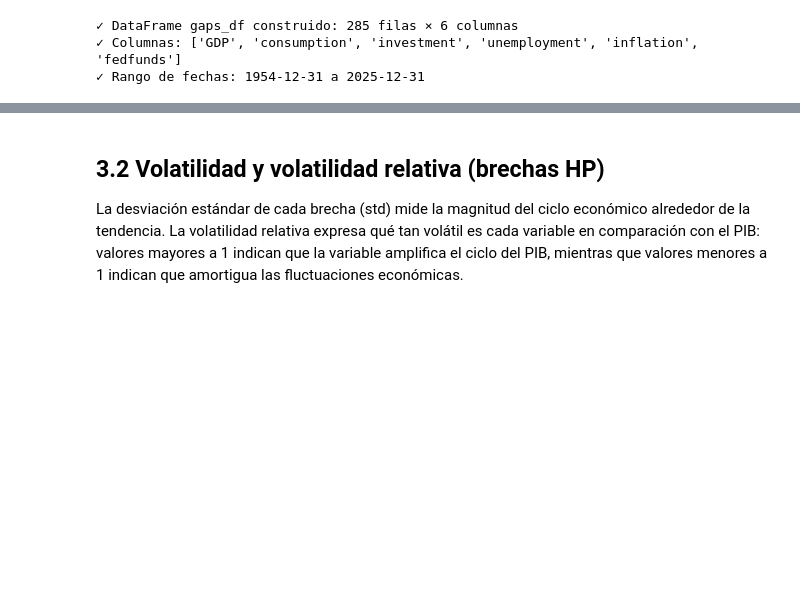
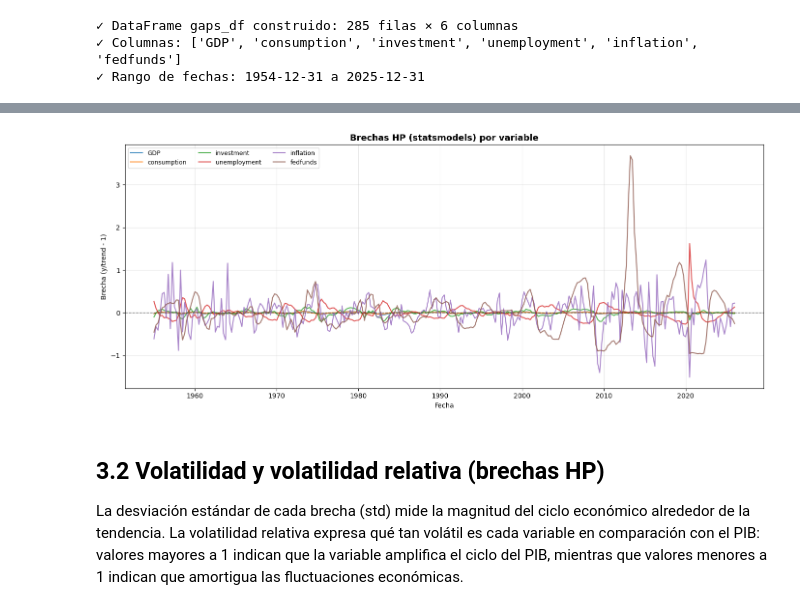
Before and after one commit to Tupxz/ciclos_economicos, a Jupyter notebook: notebooks/Taller_1.ipynb, the cells around one changed output, grey strips where cells are left out. Cells and saved outputs as stored; diff of their text form; code cells hidden in the pictures; blank space fills up the shorter version.

```diff
--- a/notebooks/Taller_1.ipynb
+++ b/notebooks/Taller_1.ipynb
@@ -673,3 +665,25 @@ date
+# %%
+# Figura 13: Brechas HP (statsmodels) por variable
+
+fig, ax = plt.subplots(figsize=(14, 6))
+
+for col in gaps_df.columns:
+    ax.plot(gaps_df.index, gaps_df[col], linewidth=1.5, label=col, alpha=0.8)
+
+ax.axhline(y=0, color='black', linestyle='--', linewidth=1, alpha=0.5)
+ax.set_xlabel('Fecha')
+ax.set_ylabel('Brecha (y/trend - 1)')
+ax.set_title('Brechas HP (statsmodels) por variable', fontsize=13, fontweight='bold')
+ax.legend(ncol=3, fontsize=9)
+ax.grid(True, alpha=0.3)
+
+plt.tight_layout()
+fig_path = OUT_FIG / "13_hp_gaps_statsmodels.png"
+plt.savefig(fig_path, dpi=150, bbox_inches='tight')
+plt.show()
+plt.close()
+# %% [output]
+[figure, added]
 # %% [markdown]
 ## 3.2 Volatilidad y volatilidad relativa (brechas HP)
 
```
Also changed, not shown: parts of 15 cells of this notebook, 10 other files.
